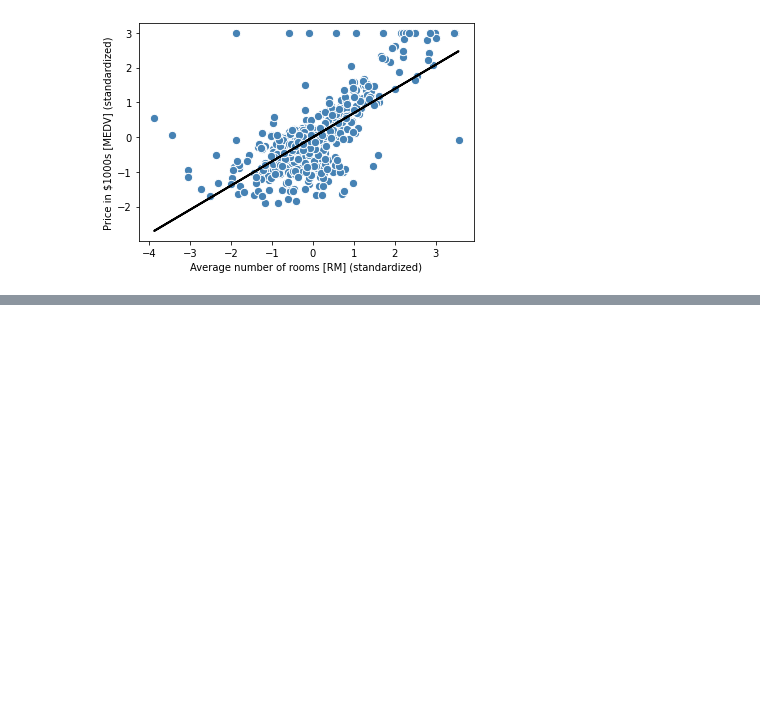
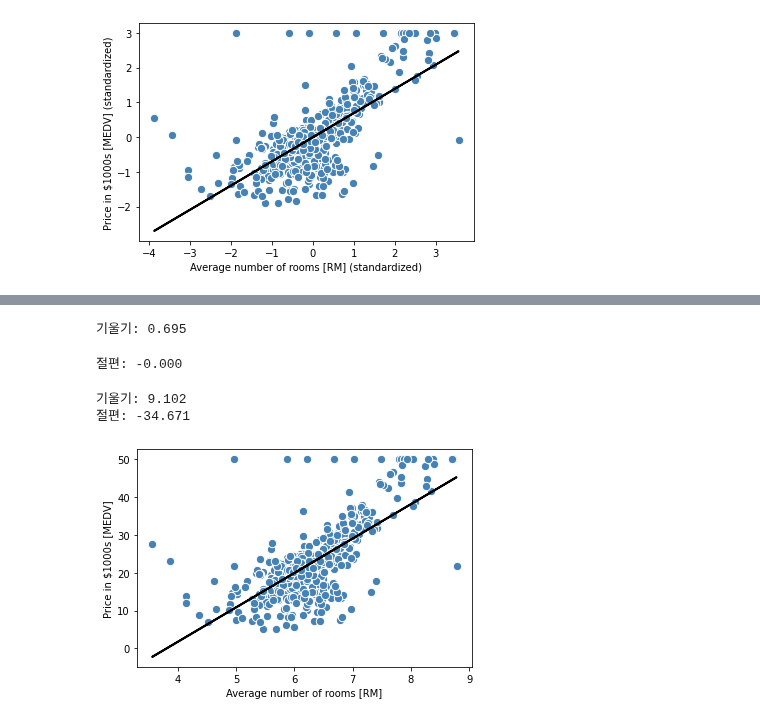
Before and after one commit to sunghyouk/study_room, a Jupyter notebook: python_ML/ex_chapter_10.ipynb, the cells around one changed output, grey strips where cells are left out. Drawn from its saved outputs; the diff is of its cells as text; code cells hidden in the pictures; blank space fills up the shorter version.

```diff
--- a/python_ML/ex_chapter_10.ipynb
+++ b/python_ML/ex_chapter_10.ipynb
@@ -117,0 +118,24 @@ print("$1,000 단위 가격: %.3f" % \
+# %%
+print('기울기: %.3f' % lr.w_[1])
+# %% [output]
+기울기: 0.695
+# %%
+print('절편: %.3f' % lr.w_[0])
+# %% [output]
+절편: -0.000
+# %%
+from sklearn.linear_model import LinearRegression
+slr = LinearRegression()
+slr.fit(X, y)
+print('기울기: %.3f' % slr.coef_[0])
+print('절편: %.3f' % slr.intercept_)
+# %% [output]
+기울기: 9.102
+절편: -34.671
+# %%
+lin_regplot(X, y, slr)
+plt.xlabel('Average number of rooms [RM]')
+plt.ylabel('Price in $1000s [MEDV]')
+plt.show()
+# %% [output]
+[figure, added]
```
Also changed, not shown: parts of 14 cells of this notebook.
